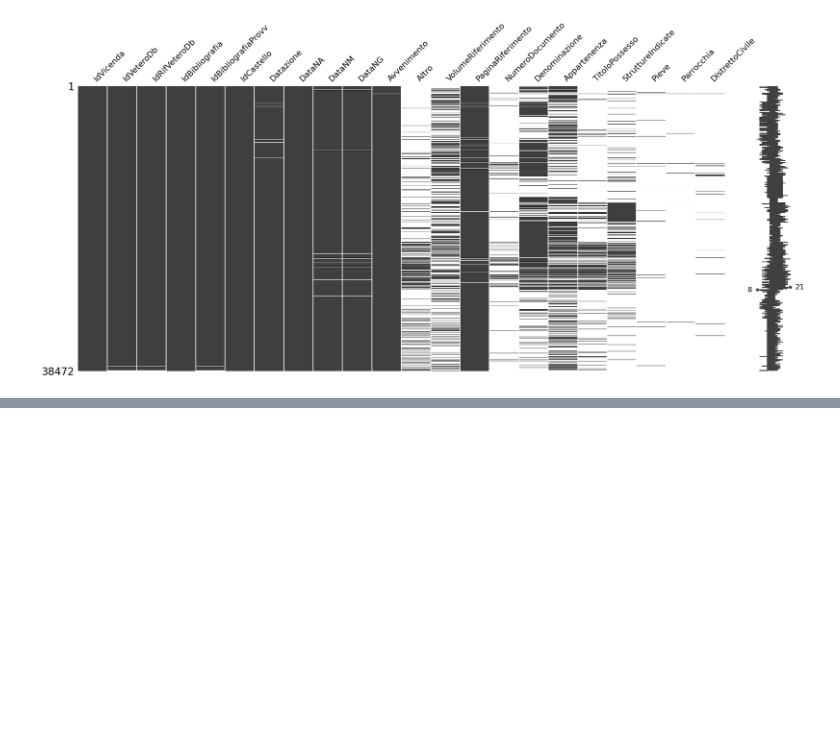
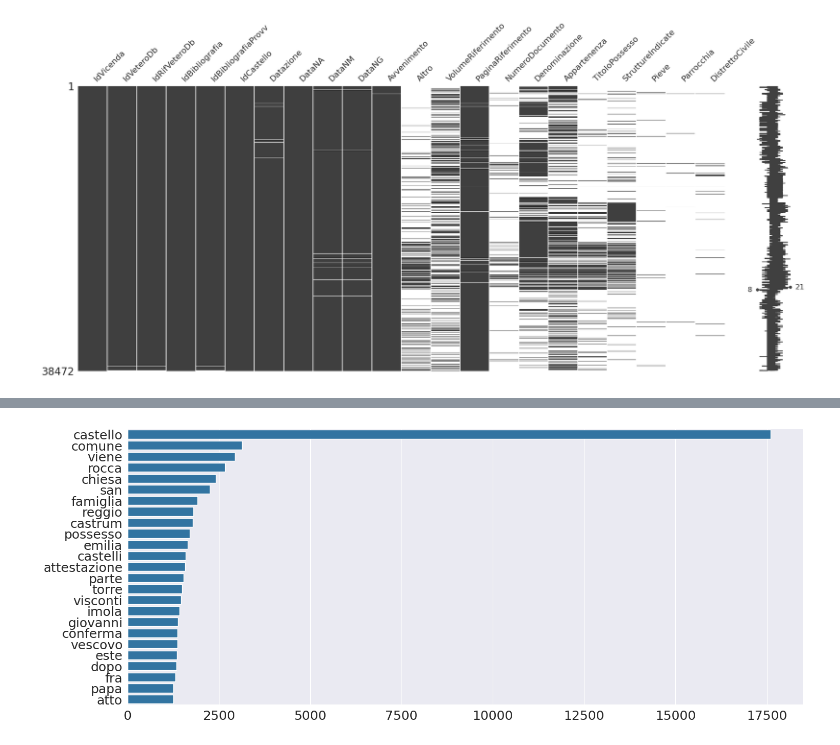
Before and after one commit to sbrzt/castelli, a Jupyter notebook: events.ipynb, the cells around one changed output, grey strips where cells are left out. Drawn from its saved outputs; the diff is of its cells as text; code cells hidden in the pictures; blank space fills up the shorter version.

```diff
--- a/events.ipynb
+++ b/events.ipynb
@@ -206,0 +258,2 @@ msno.bar(merged)
+# %%
+events_content['Parole'] = events_content['Avvenimento'].apply(create_corpus)
@@ -206,0 +276,2 @@ msno.bar(merged)
+# %%
+all_words = list(itertools.chain.from_iterable(events_content['Parole']))
@@ -206,0 +282,3 @@ msno.bar(merged)
+# %%
+most_common_words = Counter(all_words).most_common(25)
+most_common_words
@@ -206,0 +303,7 @@ msno.bar(merged)
+# %%
+words, counts = zip(*most_common_words)
+# %%
+sns.barplot(y=words, x=counts)
+plt.show()
+# %% [output]
+[figure, added]
```
Also changed, not shown: parts of 73 cells of this notebook, 1 other file.
